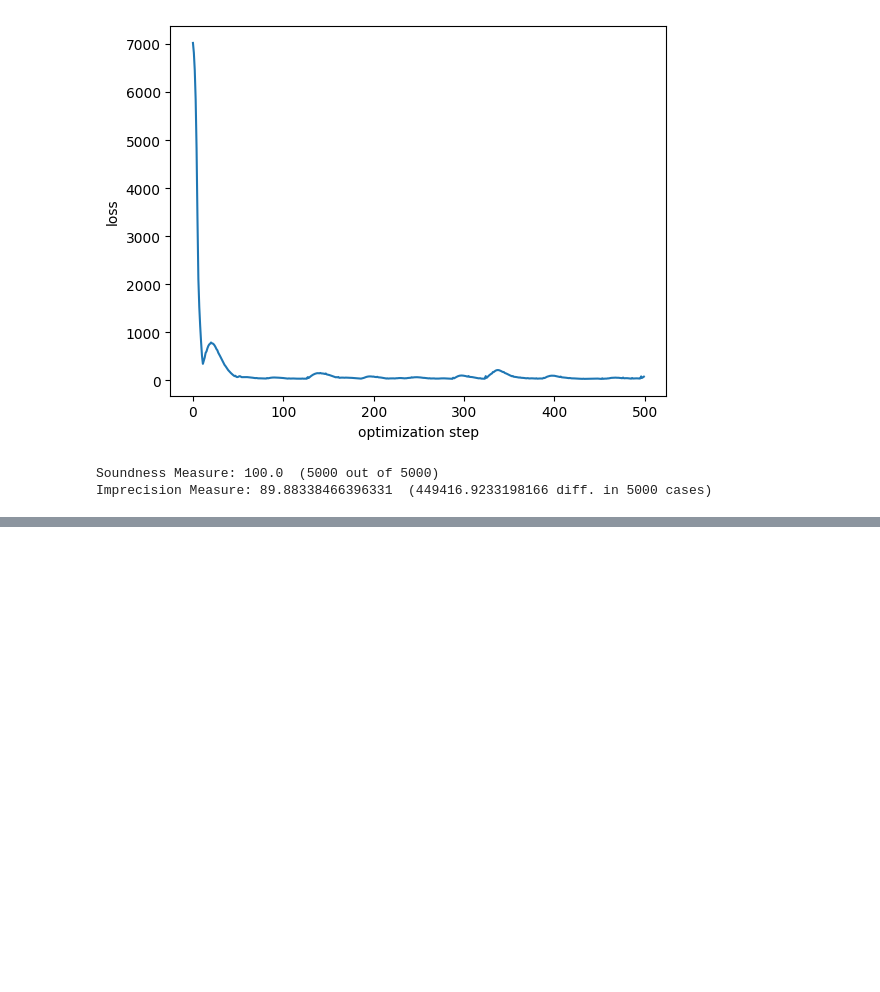
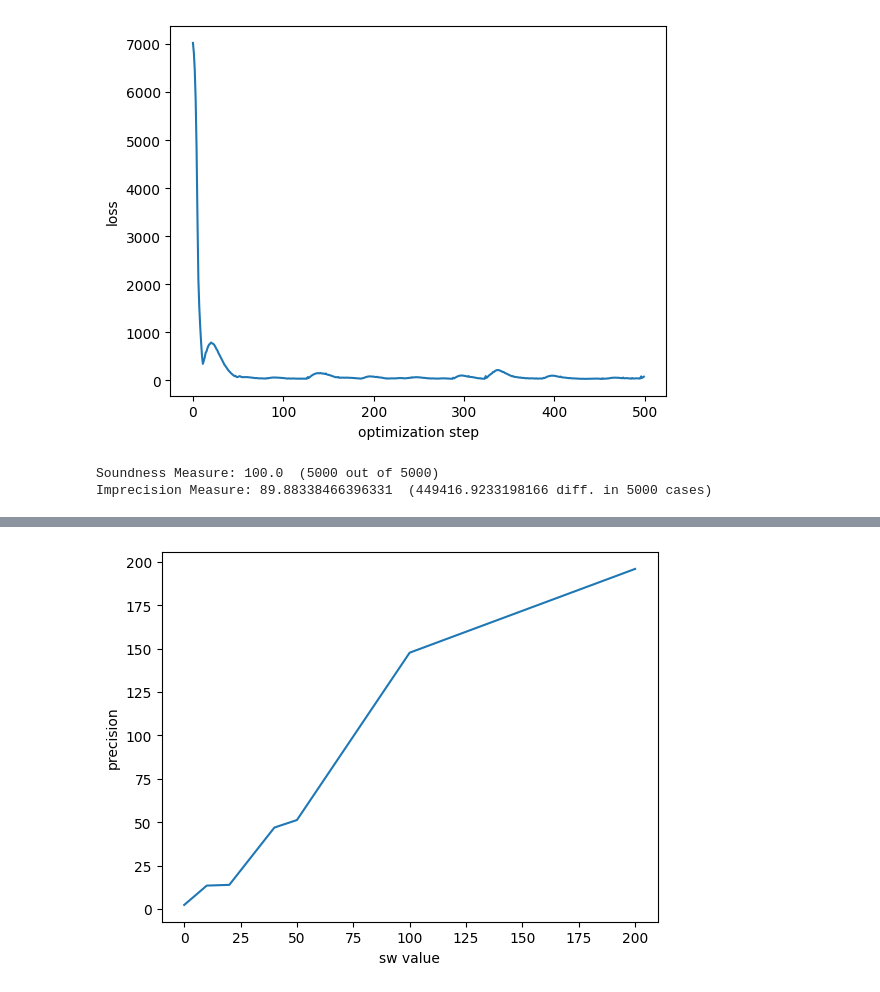
Before and after one commit to enyijiang/CS521, a Jupyter notebook: hw6/learning-interval-transformers/Abs_Unsupervised.ipynb, the cells around one changed output, grey strips where cells are left out. Drawn from its saved outputs; the diff is of its cells as text; code cells hidden in the pictures; blank space fills up the shorter version.

```diff
--- a/hw6/learning-interval-transformers/Abs_Unsupervised.ipynb
+++ b/hw6/learning-interval-transformers/Abs_Unsupervised.ipynb
@@ -309,0 +354,7 @@ Imprecision Measure: 89.88338466396331  (449416.9233198166 diff. in 5000 cases)
+# %%
+plt.plot(sws, precision_all)
+plt.xlabel('sw value')
+plt.ylabel('precision')
+plt.show()
+# %% [output]
+[figure, added]
```
Also changed, not shown: parts of 6 cells of this notebook, 1 other file.
